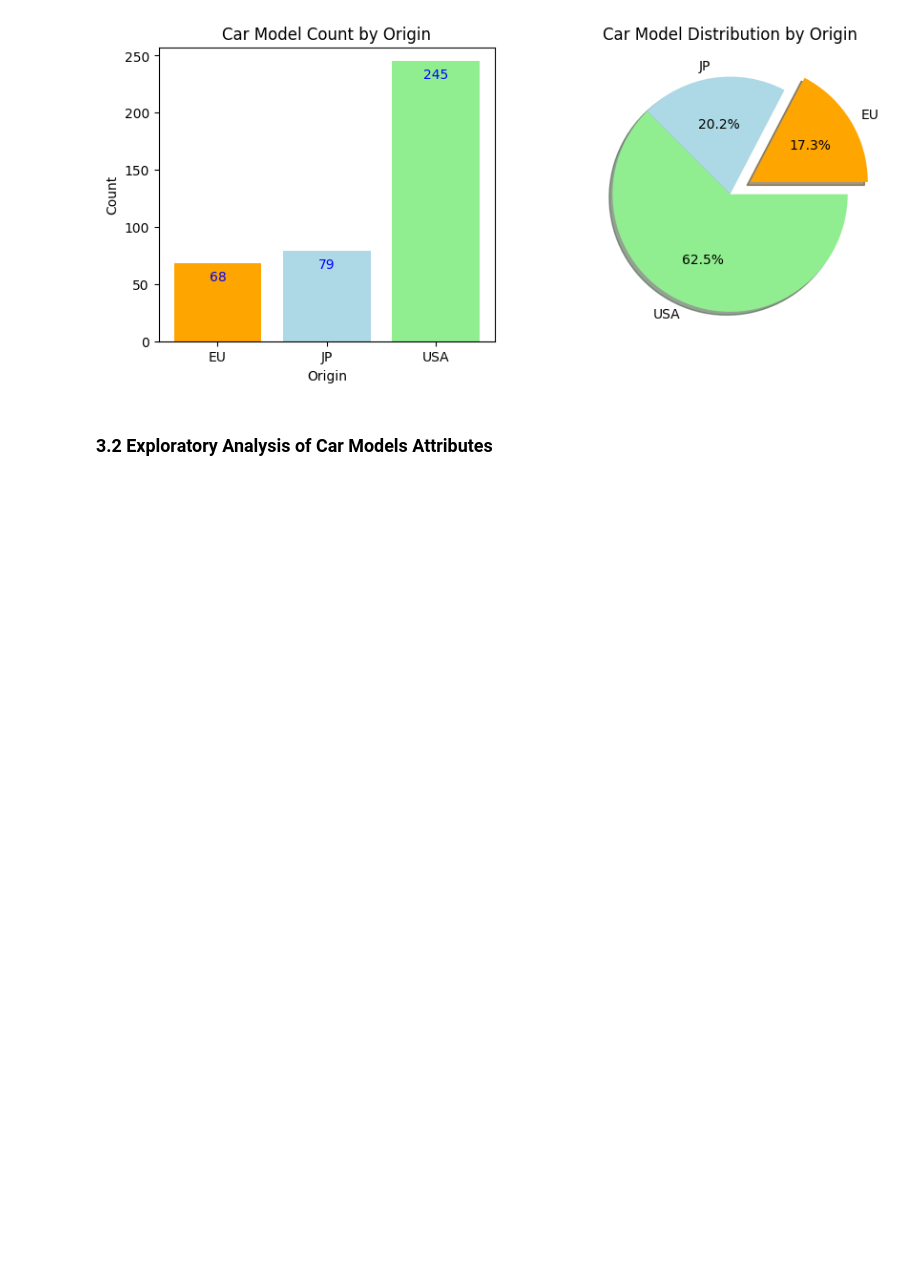
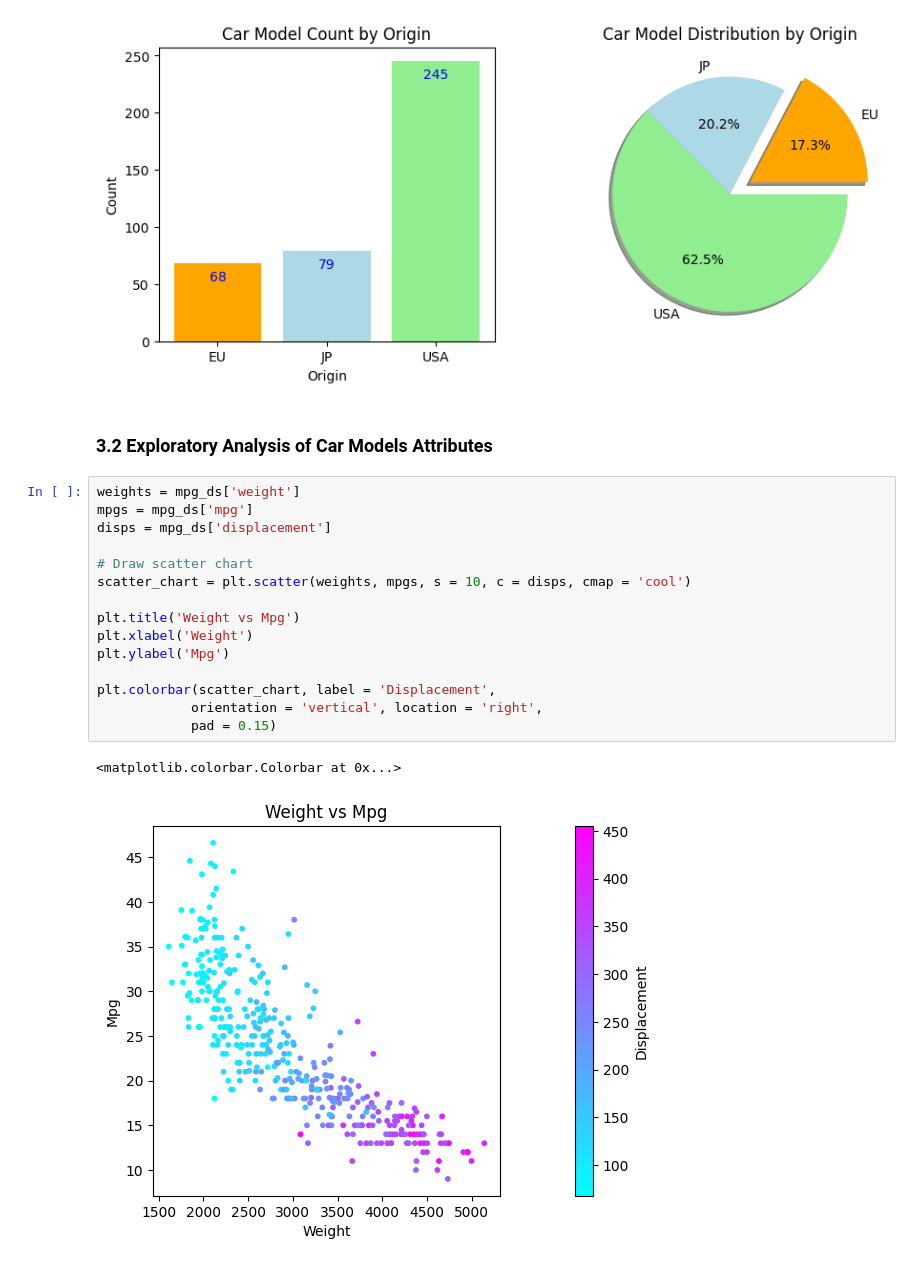
Before and after one commit to SupTarr/learnNumPy, a Jupyter notebook: 6-Matplotlib Customizing Charts.ipynb, the cells around one changed output. Drawn from its saved outputs; the diff is of its cells as text; blank space fills up the shorter version.

Commit message:
Finish customizing chart

```diff
--- a/6-Matplotlib Customizing Charts.ipynb
+++ b/6-Matplotlib Customizing Charts.ipynb
@@ -139,3 +139,21 @@ Text(0.5, 1.0, 'Car Model Distribution by Origin')
 [figure]
 # %% [markdown]
 ### 3.2 Exploratory Analysis of Car Models Attributes
+# %%
+weights = mpg_ds['weight']
+mpgs = mpg_ds['mpg']
+disps = mpg_ds['displacement']
+
+# Draw scatter chart
+scatter_chart = plt.scatter(weights, mpgs, s = 10, c = disps, cmap = 'cool')
+
+plt.title('Weight vs Mpg')
+plt.xlabel('Weight')
+plt.ylabel('Mpg')
+
+plt.colorbar(scatter_chart, label = 'Displacement',
+            orientation = 'vertical', location = 'right',
+            pad = 0.15)
+# %% [output]
+<matplotlib.colorbar.Colorbar at 0x...>
+[figure, added]
```
Also changed, not shown: parts of 1 cell of this notebook.
